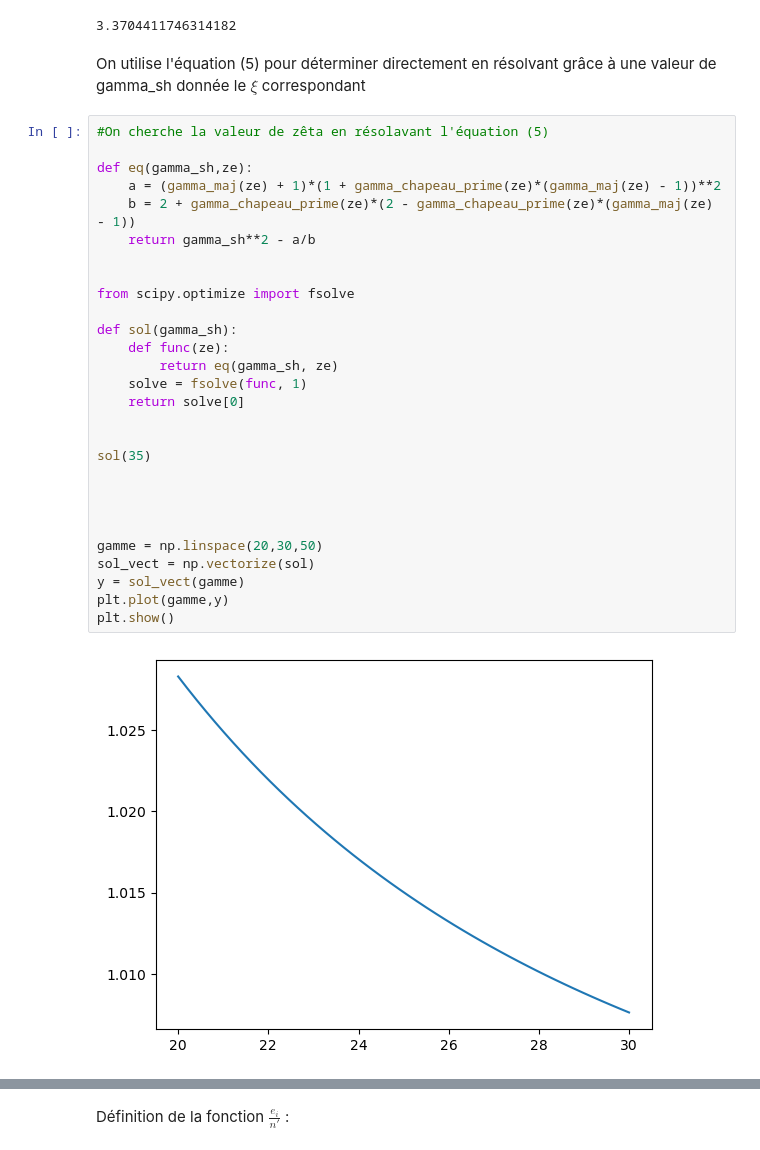
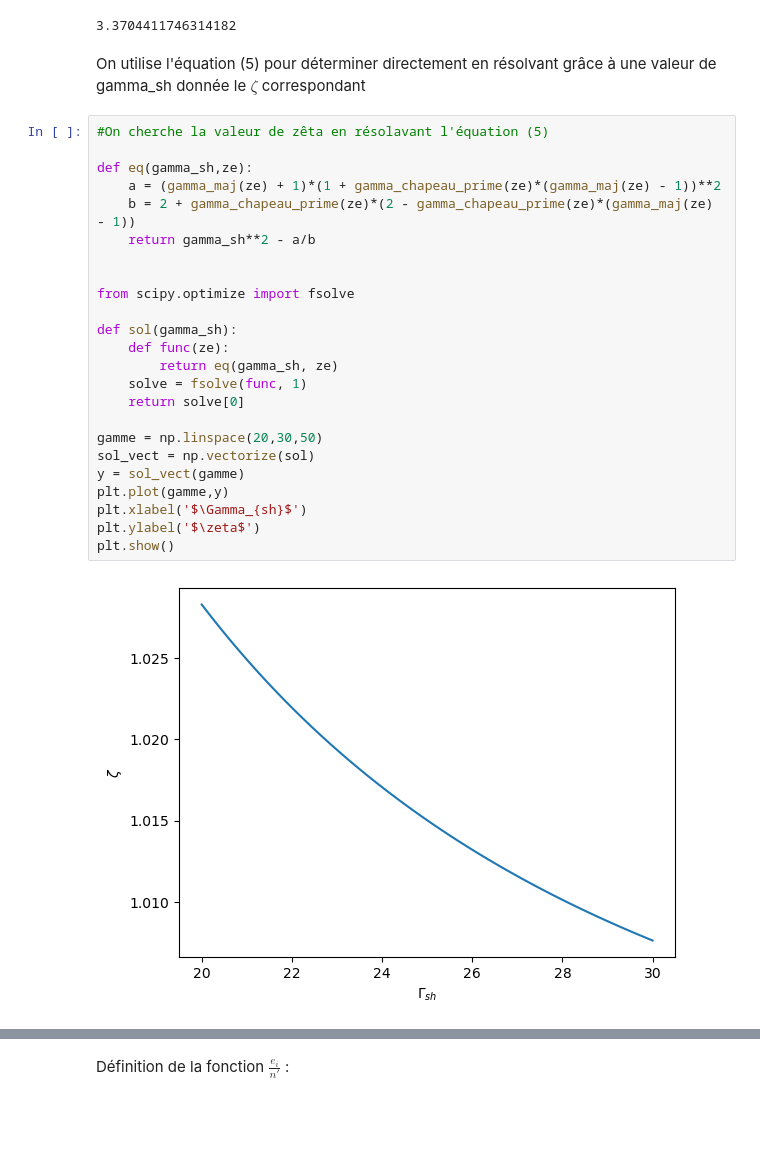
Before and after one commit to quentin-bouquet/Mod-le-Spectro-Temporel-d-mission-d-un-sursaut-gamma, a Jupyter notebook: MAIN.ipynb, the cells around one changed output, grey strips where cells are left out. Drawn from its saved outputs; the diff is of its cells as text; blank space fills up the shorter version.

```diff
--- a/MAIN.ipynb
+++ b/MAIN.ipynb
@@ -60,36 +59,32 @@ gamma_maj(1)
 # %% [output]
 3.3704411746314182
 # %% [markdown]
-On utilise l'équation (5) pour déterminer directement en résolvant grâce à une valeur de gamma_sh donnée le $\xi$ correspondant
+On utilise l'équation (5) pour déterminer directement en résolvant grâce à une valeur de gamma_sh donnée le $\zeta$ correspondant
 # %%
 #On cherche la valeur de zêta en résolavant l'équation (5)
 
 def eq(gamma_sh,ze):
     a = (gamma_maj(ze) + 1)*(1 + gamma_chapeau_prime(ze)*(gamma_maj(ze) - 1))**2
     b = 2 + gamma_chapeau_prime(ze)*(2 - gamma_chapeau_prime(ze)*(gamma_maj(ze) - 1))
     return gamma_sh**2 - a/b
 
 
 from scipy.optimize import fsolve
 
 def sol(gamma_sh):
     def func(ze):
         return eq(gamma_sh, ze)
     solve = fsolve(func, 1)
     return solve[0]
 
-
-sol(35)
-
-
-
-
 gamme = np.linspace(20,30,50)
 sol_vect = np.vectorize(sol)
 y = sol_vect(gamme)
 plt.plot(gamme,y)
+plt.xlabel('$\Gamma_{sh}$')
+plt.ylabel('$\zeta$')
 plt.show()
 # %% [output]
-[figure, old version]
+[figure, new version]
 # %%
 g_m = np.vectorize(gamma_maj)
```
Also changed, not shown: parts of 10 cells of this notebook, 1 other file.
